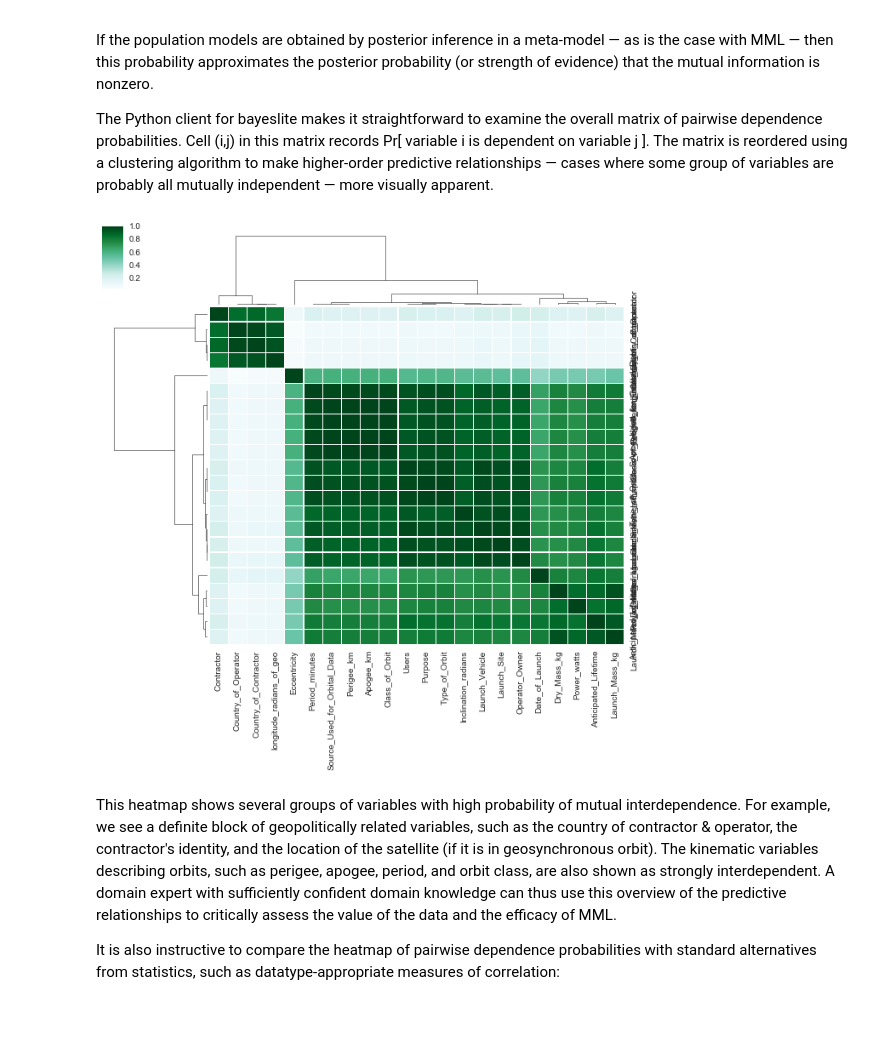
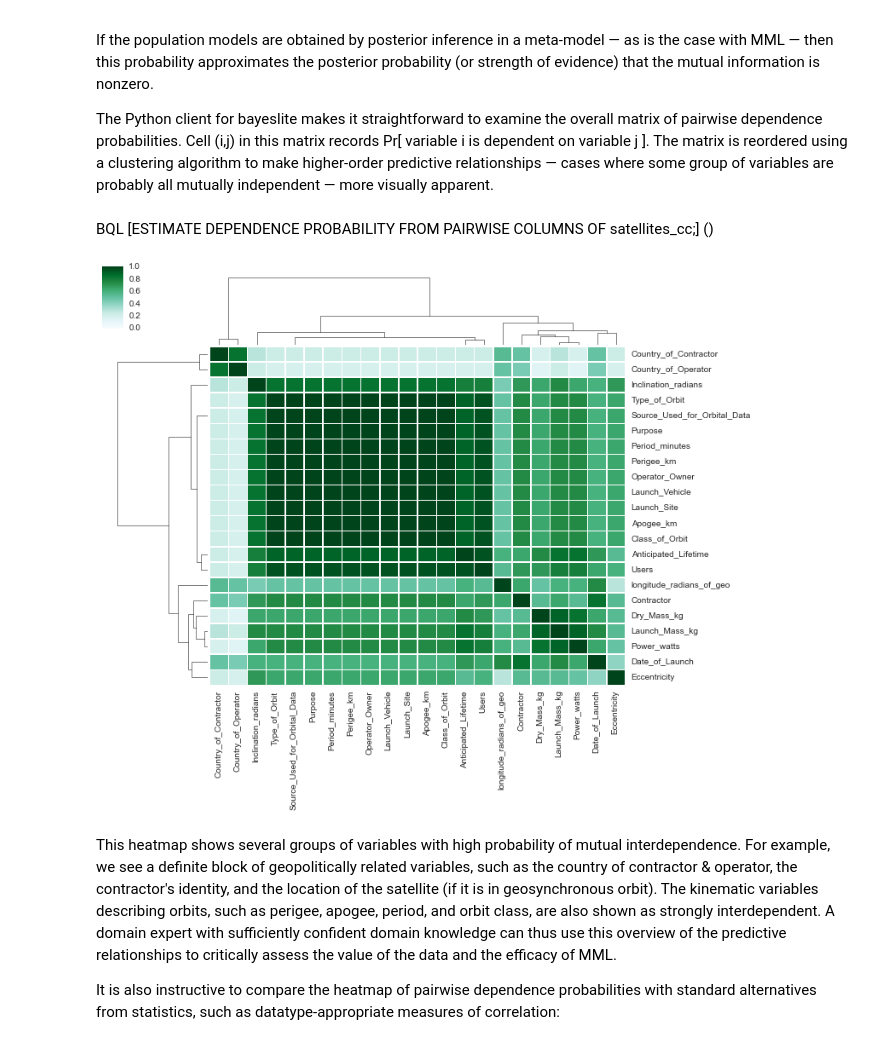
Before and after one commit to probcomp/bdbcontrib, a Jupyter notebook: examples/satellites/Satellites.ipynb, the cells around one changed output. Saved outputs shown, nothing was run; the diff lists cells and outputs as text; code cells hidden in the pictures; blank space fills up the shorter version.

```diff
--- a/examples/satellites/Satellites.ipynb
+++ b/examples/satellites/Satellites.ipynb
@@ -221,9 +205,10 @@ If the population models are obtained by posterior inference in a meta-model —
 
 The Python client for bayeslite makes it straightforward to examine the overall matrix of pairwise dependence probabilities. Cell (i,j) in this matrix records Pr[ variable i is dependent on variable j ]. The matrix is reordered using a clustering algorithm to make higher-order predictive relationships — cases where some group of variables are probably all mutually independent — more visually apparent.
 # %%
-bdbcontrib.heatmap(satellites.bdb,'ESTIMATE DEPENDENCE PROBABILITY FROM PAIRWISE COLUMNS OF satellites_cc;');
+satellites.heatmap('ESTIMATE DEPENDENCE PROBABILITY FROM PAIRWISE COLUMNS OF satellites_cc;');
 # %% [output]
+BQL [ESTIMATE DEPENDENCE PROBABILITY FROM PAIRWISE COLUMNS OF satellites_cc;] ()
-[figure, old version]
+[figure, new version]
 # %% [markdown]
 This heatmap shows several groups of variables with high probability of mutual interdependence. For example, we see a definite block of geopolitically related variables, such as the country of contractor & operator, the contractor's identity, and the location of the satellite (if it is in geosynchronous orbit). The kinematic variables describing orbits, such as perigee, apogee, period, and orbit class, are also shown as strongly interdependent. A domain expert with sufficiently confident domain knowledge can thus use this overview of the predictive relationships to critically assess the value of the data and the efficacy of MML.
 
```
Also changed, not shown: parts of 18 cells of this notebook, 1 other file.
